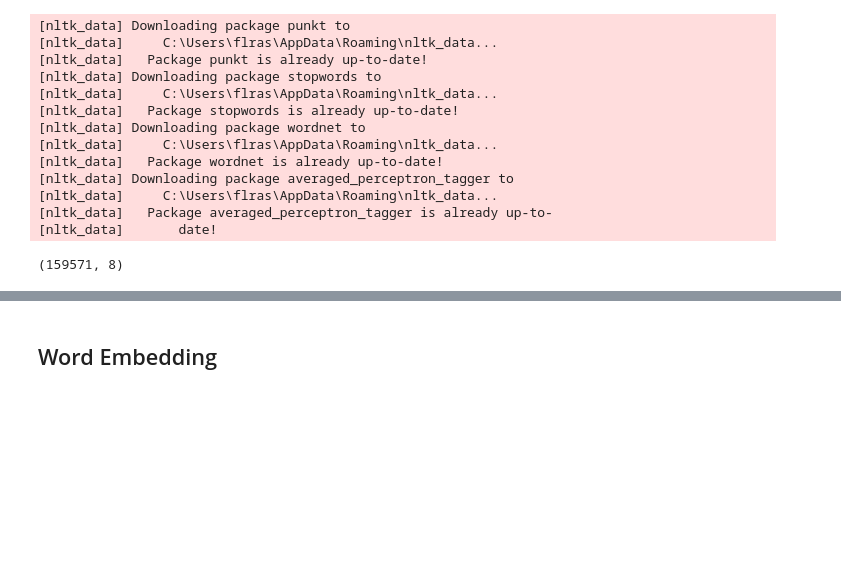
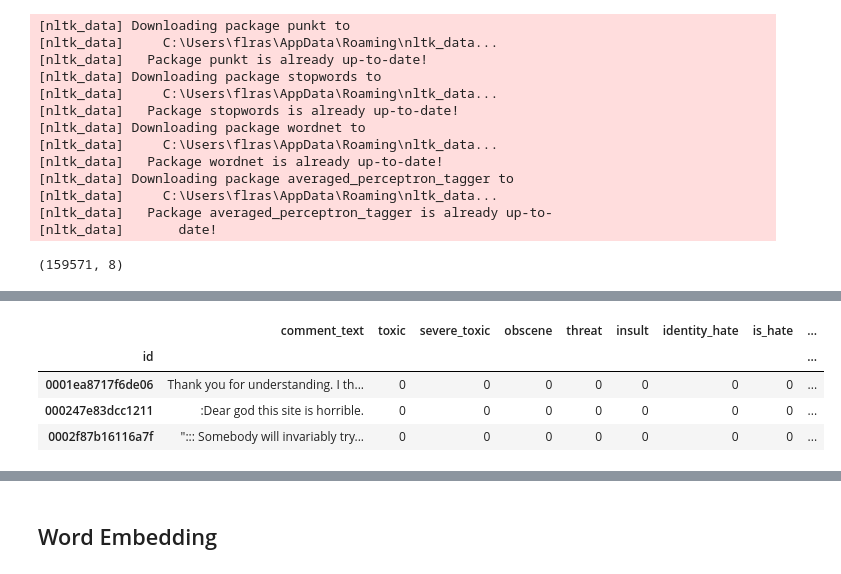
Before and after one commit to aobermuhlner/NLP_P2, a Jupyter notebook: Project2Pipeline.ipynb, the cells around one changed output, grey strips where cells are left out. Cells and saved outputs as stored; diff of their text form; code cells hidden in the pictures; blank space fills up the shorter version.

```diff
--- a/Project2Pipeline.ipynb
+++ b/Project2Pipeline.ipynb
@@ -323,6 +338,14 @@ data_train.head(3)
 # %%
 data_test.to_csv('test_all_coloumns.csv')
 data_train.to_csv('train_all_coloumns.csv')
+# %%
+data_test.head(3)
+# %% [output]
+|  | comment_text | toxic | severe_toxic | obscene | threat | insult | identity_hate | is_hate | ... |
+| id |  |  |  |  |  |  |  |  | ... |
+| 0001ea8717f6de06 | Thank you for understanding. I th... | 0 | 0 | 0 | 0 | 0 | 0 | 0 | ... |
+| 000247e83dcc1211 | :Dear god this site is horrible. | 0 | 0 | 0 | 0 | 0 | 0 | 0 | ... |
+| 0002f87b16116a7f | "::: Somebody will invariably try... | 0 | 0 | 0 | 0 | 0 | 0 | 0 | ... |
 # %%
 
 data_test.head()
```
Also changed, not shown: parts of 11 cells of this notebook, 14 other files.
